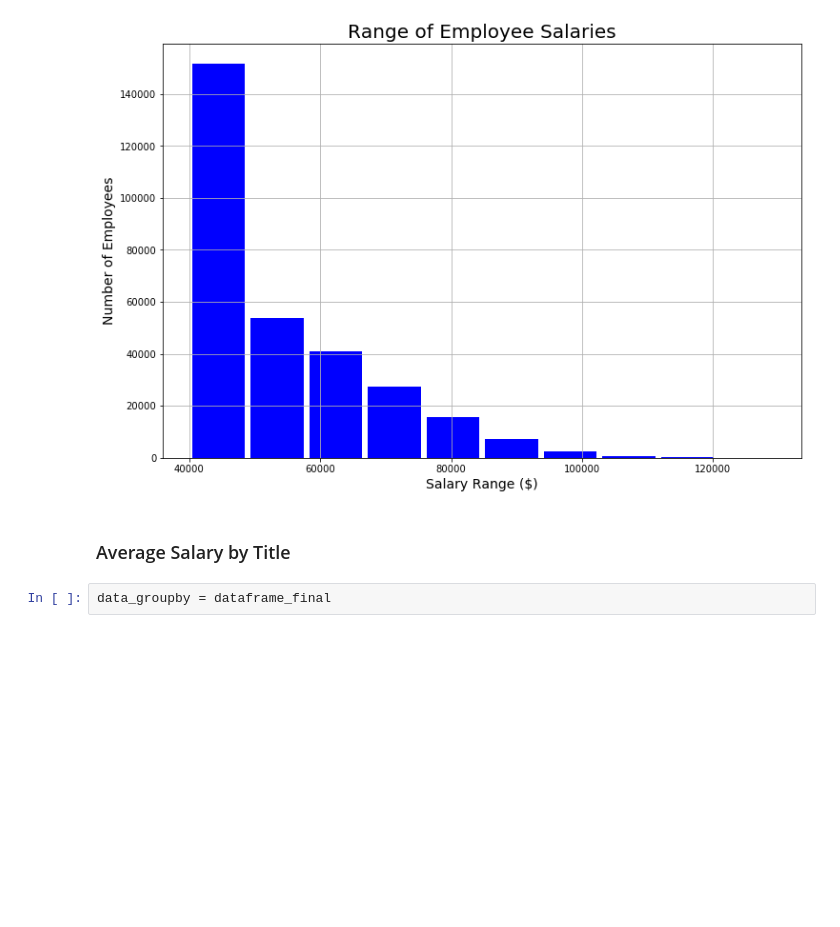
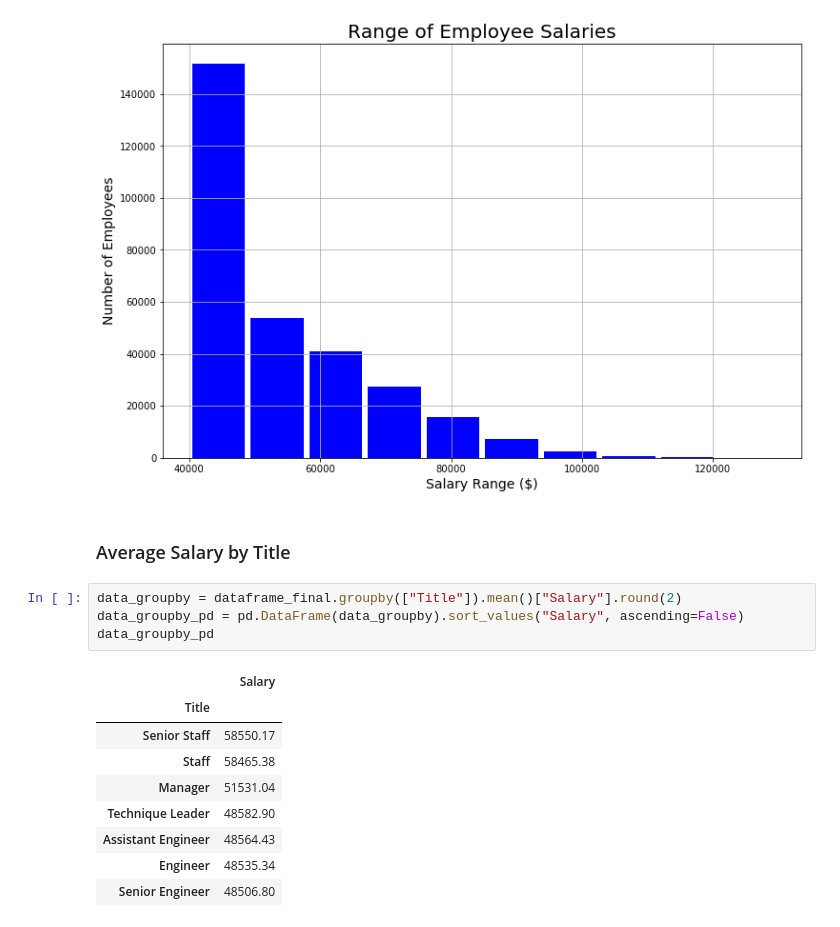
Before and after one commit to Nicole1701/database-analysis-sql, a Jupyter notebook: Bonus.ipynb, the cells around one changed output. Drawn from its saved outputs; the diff is of its cells as text; blank space fills up the shorter version.

```diff
--- a/Bonus.ipynb
+++ b/Bonus.ipynb
@@ -193,5 +193,17 @@ plt.show()
 [figure]
 # %% [markdown]
 ### Average Salary by Title
-# %%
-data_groupby = dataframe_final
+# %%
+data_groupby = dataframe_final.groupby(["Title"]).mean()["Salary"].round(2)
+data_groupby_pd = pd.DataFrame(data_groupby).sort_values("Salary", ascending=False)
+data_groupby_pd
+# %% [output]
+|  | Salary |
+| Title |  |
+| Senior Staff | 58550.17 |
+| Staff | 58465.38 |
+| Manager | 51531.04 |
+| Technique Leader | 48582.90 |
+| Assistant Engineer | 48564.43 |
+| Engineer | 48535.34 |
+| Senior Engineer | 48506.80 |
```
Also changed, not shown: parts of 3 cells of this notebook, 3 other files.
